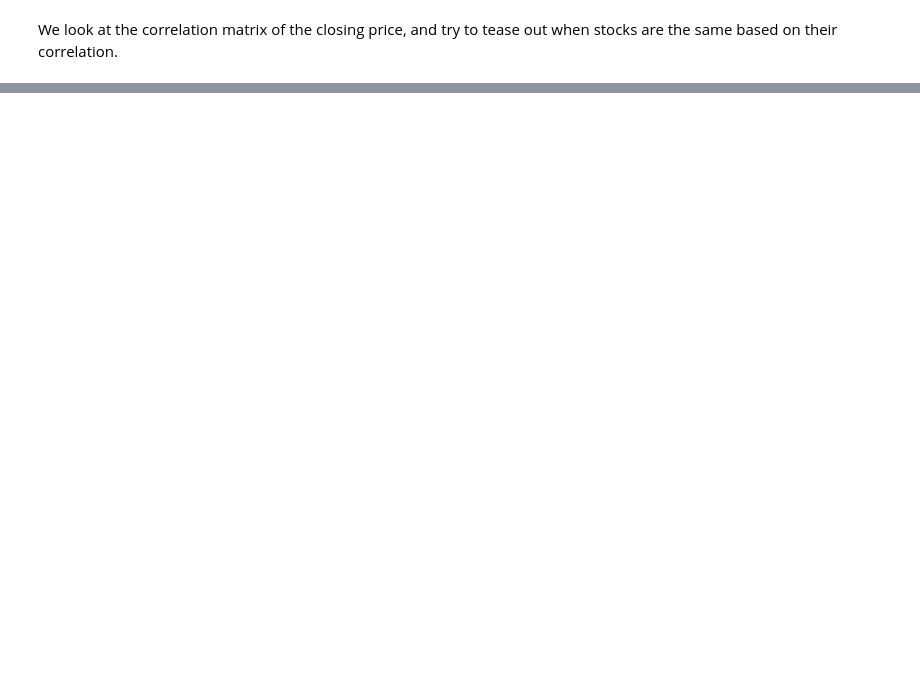
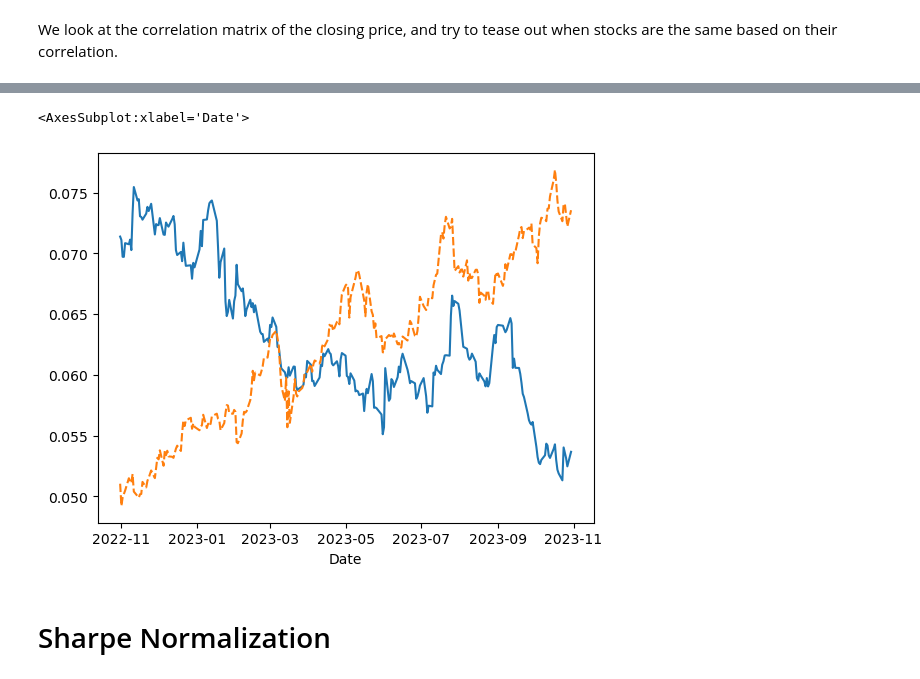
Before and after one commit to AssafBarNatan/SP500-clustering, a Jupyter notebook: EDA.ipynb, the cells around one changed output, grey strips where cells are left out. Cells and saved outputs as stored; diff of their text form; code cells hidden in the pictures; blank space fills up the shorter version.

```diff
--- a/EDA.ipynb
+++ b/EDA.ipynb
@@ -157,0 +101,8 @@ with open('./models/test_model.pkl', 'wb') as f:
+# %%
+ax, fig = plt.subplots()
+sns.lineplot(data = closing_prices_l2[["MMM", "ACGL"]], legend = None)
+# %% [output]
+<AxesSubplot:xlabel='Date'>
+[figure, added]
+# %% [markdown]
+# Sharpe Normalization
```
Also changed, not shown: parts of 47 cells of this notebook, 10 other files.
